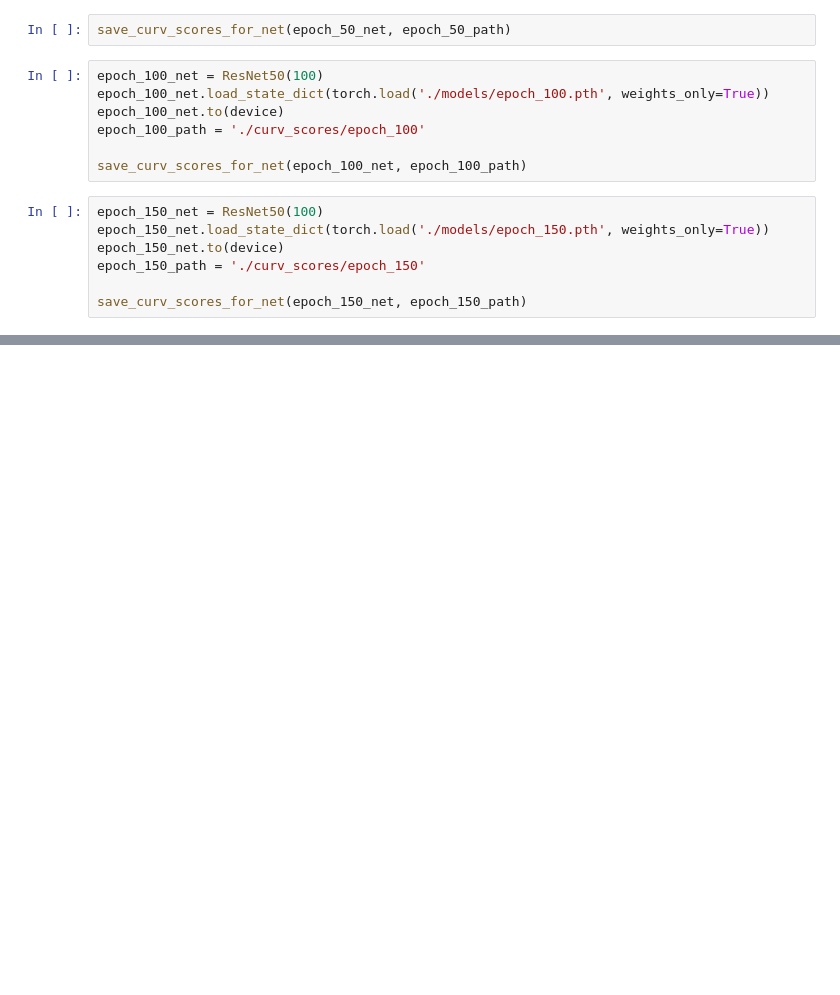
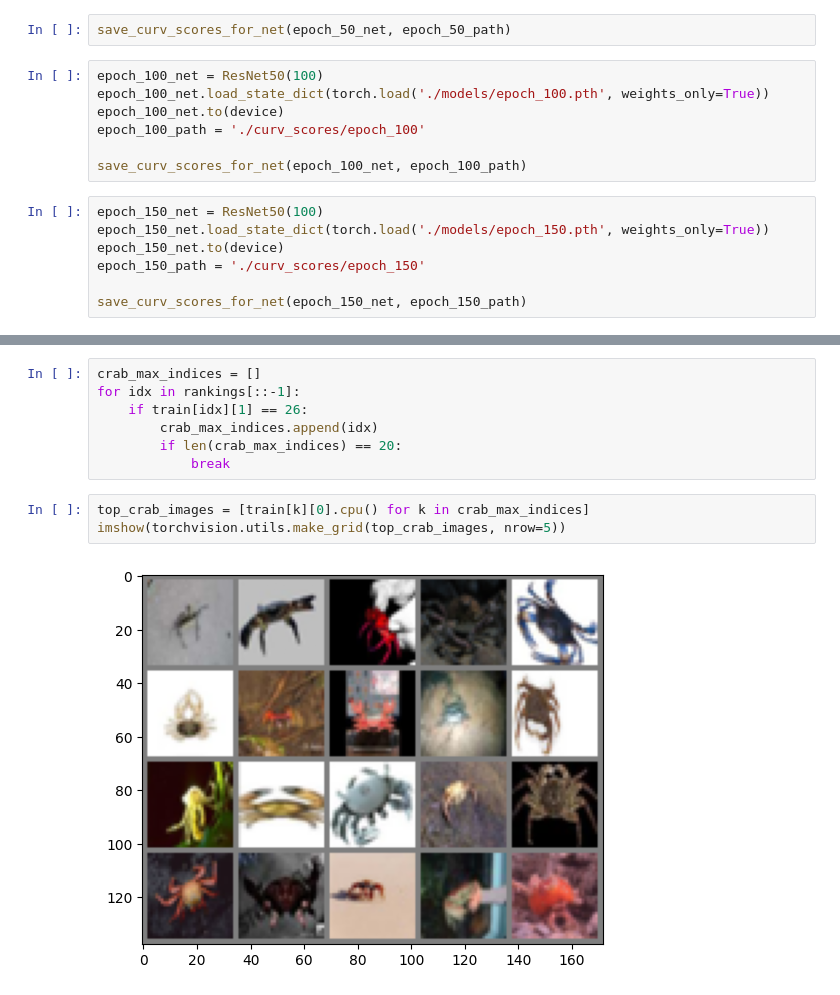
Before and after one commit to tuedo2/curvature-memorization-dp, a Jupyter notebook: cifar100.ipynb, the cells around one changed output, grey strips where cells are left out. Saved outputs shown, nothing was run; the diff lists cells and outputs as text; blank space fills up the shorter version.

```diff
--- a/cifar100.ipynb
+++ b/cifar100.ipynb
@@ -196,0 +256,12 @@ save_curv_scores_for_net(epoch_150_net, epoch_150_path)
+# %%
+crab_max_indices = []
+for idx in rankings[::-1]:
+    if train[idx][1] == 26:
+        crab_max_indices.append(idx)
+        if len(crab_max_indices) == 20:
+            break
+# %%
+top_crab_images = [train[k][0].cpu() for k in crab_max_indices]
+imshow(torchvision.utils.make_grid(top_crab_images, nrow=5))
+# %% [output]
+[figure, added]
```
Also changed, not shown: parts of 14 cells of this notebook.
